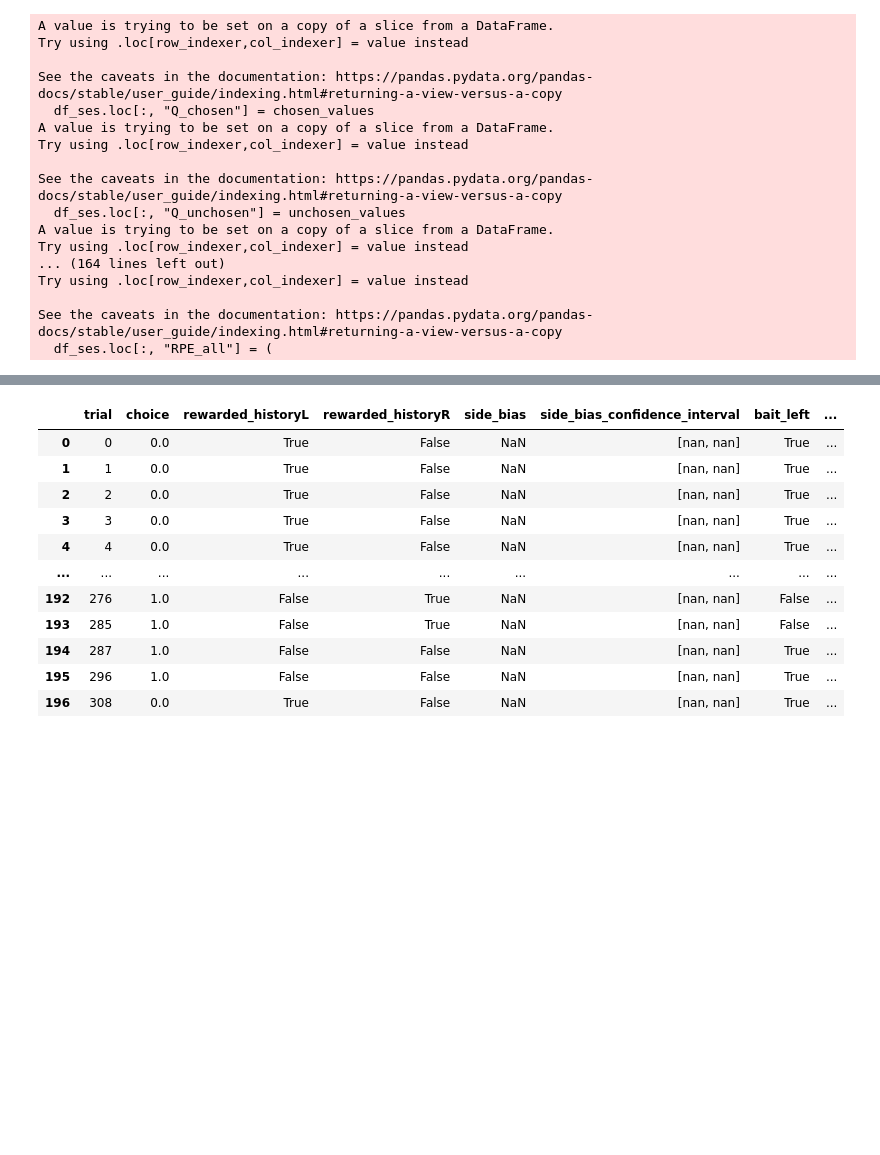
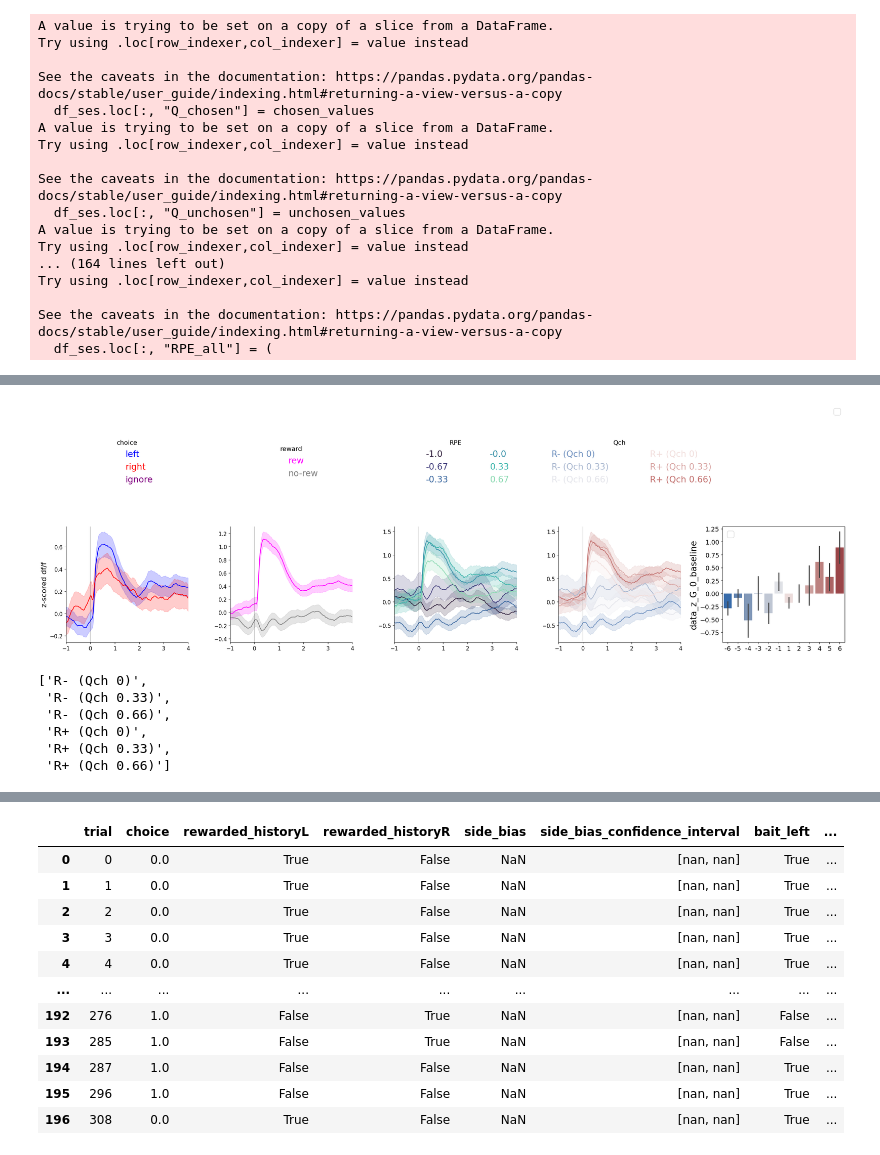
Before and after one commit to rachelstephlee/rachel-grouped-aind-analysis-wrapper, a Jupyter notebook: code/analysis_wrapper/test_plots.ipynb, the cells around one changed output, grey strips where cells are left out. Cells and saved outputs as stored; diff of their text form; code cells hidden in the pictures; blank space fills up the shorter version.

```diff
--- a/code/analysis_wrapper/test_plots.ipynb
+++ b/code/analysis_wrapper/test_plots.ipynb
@@ -147,0 +221,15 @@ KeyError: 'animal_response'
+# %%
+# make figure with 1 row and 5 columns and call the plotting helper
+nwb = nwbs_by_week[0][0]
+fig = plt.figure(figsize=(5 * 5, 8))
+
+# top row: legend panels (1 x 5)
+legend_axes = [fig.add_subplot(2, 5, i + 1) for i in range(5)]
+plot_row_panels_PSTH([nwb], "", legend_axes, legend_panel=True)
+
+# bottom row: actual PSTH panels (1 x 5)
+psth_axes = [fig.add_subplot(2, 5, 5 + i + 1) for i in range(5)]
+plot_row_panels_PSTH([nwb], "G_0", psth_axes, legend_panel=False)
+
+plt.tight_layout()
+# %% [output]
@@ -147,0 +242,10 @@ KeyError: 'animal_response'
+[figure, added]
+# %%
+Qch_binned3_label_names
+# %% [output]
+['R- (Qch 0)',
+ 'R- (Qch 0.33)',
+ 'R- (Qch 0.66)',
+ 'R+ (Qch 0)',
+ 'R+ (Qch 0.33)',
+ 'R+ (Qch 0.66)']
```
Also changed, not shown: parts of 13 cells of this notebook, 2 other files.
